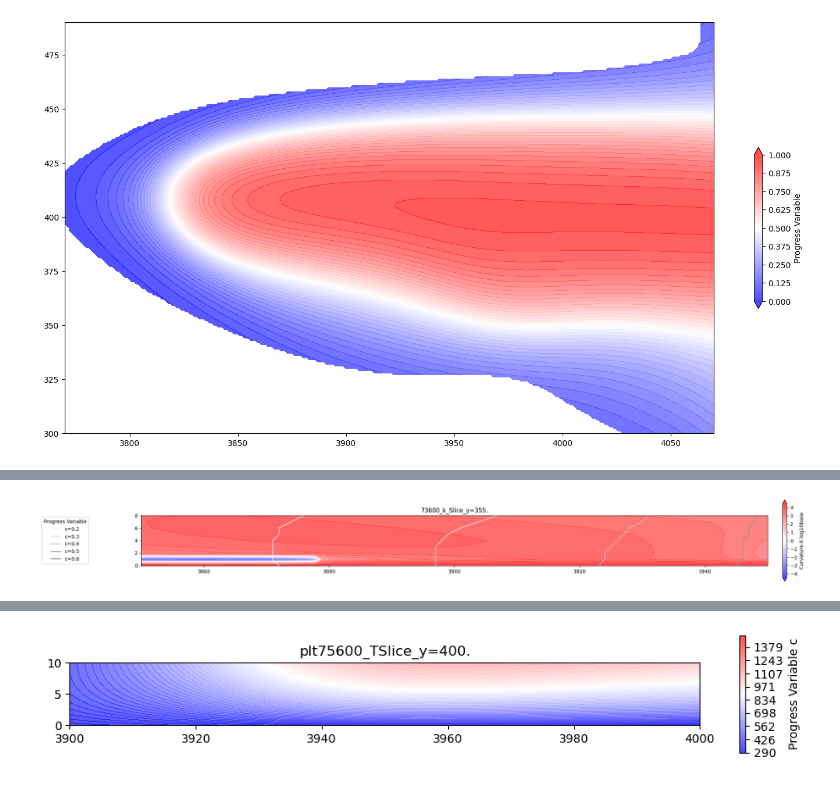
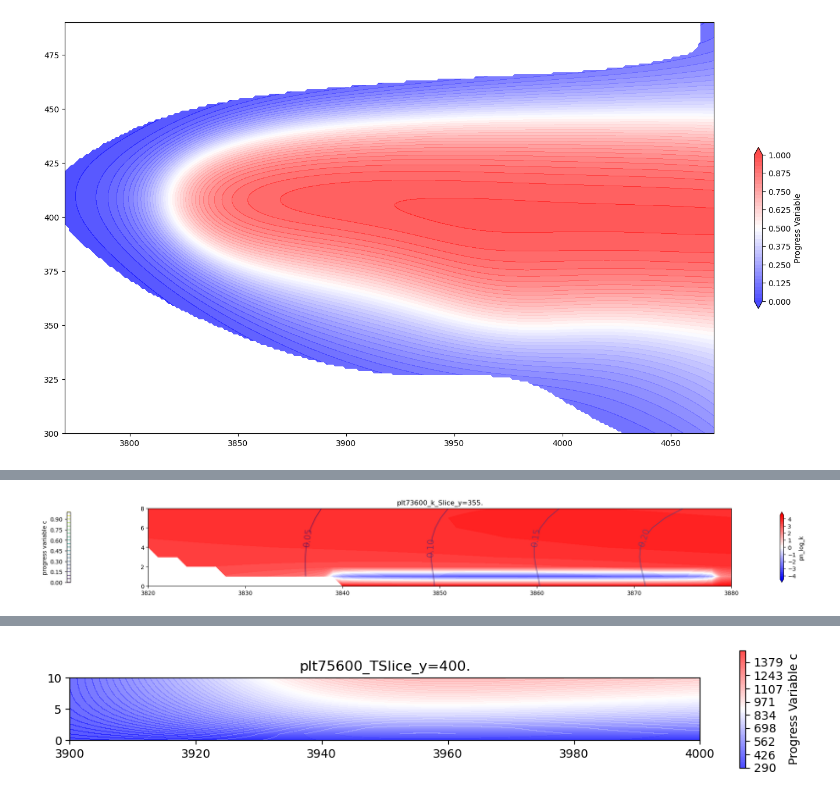
Before and after one commit to potatoslc/analysis_code, a Jupyter notebook: Sd_check.ipynb, the cells around one changed output, grey strips where cells are left out. Saved outputs shown, nothing was run; the diff lists cells and outputs as text; code cells hidden in the pictures.

```diff
--- a/Sd_check.ipynb
+++ b/Sd_check.ipynb
@@ -10,5 +6,5 @@ pwd
 # %%
-d1 = '/Users/potato/Downloads/plt73800_curvature.csv'
+d1 = '/home/u0890475/Downloads/amr4_curv_combtest/plt73800_curvature.csv'
 df = pd.read_csv(d1)
 # %%
 df['c'] = 1- df['Y(H2)']/ 0.012181
@@ -76,10 +72,10 @@ Zc=slicec_grid.values
 fig,ax = plt.subplots(2,1,figsize=(24,6))
 ax[0].set_aspect('equal')
 ax[0].set_title(f'{pltname}_c_Slice_y={yslice}.')
-cbar =plt.colorbar(cf,shrink=0.5,ax=ax[0],label='Progress Variable c')
+
 
 cf=ax[0].contourf(X,Y,Zc,levels=levels1,cmap='bwr',vmin=vmin,vmax=vmax, alpha=0.7,extend='both' )
-
+cbar =plt.colorbar(cf,shrink=0.5,ax=ax[0],label='Progress Variable c')
 
 vkmin=-4.5
 vkmax= 4.5
@@ -110,25 +106,21 @@ colors = [
     "#252525",  # 8
     "#000000",  # 9
 ]
-for i in range(1,10,1):
-    curr_c = 0.1*i
-    df_temp = df_slice[df_slice['c']>=curr_c]
-    df_minx = df_minx = (df.groupby('z_grid', as_index=False)['x_grid'].min().rename(columns={'x_grid': 'min_x_grid'}))
-    ax.plot(df_minx['min_x_grid'],df_minx['z_grid'],label=f'c={curr_c}', color=colors[i])
 
-fig.subplots_adjust(hspace=0.1)
 
 #plt.savefig(f'{pltname}_ck_slice_y={yslice}.png',dpi=300)
 # %% [output]
 [figure]
 # %%
 yslice = 355
-xleft = 3850
-xright= 3950
-pltname = 73600
+xleft = 3820
+xright= 3880
+pltname = 'plt73600'
 df_slice = df[(df['y_grid']==yslice ) & (df['z_grid']<=8)  & (df['x_grid']>=xleft) & (df['x_grid']<=xright)  ]
 
-
+vkmin=-4.5
+vkmax= 4.5
+levels2=np.linspace(vkmin,vkmax,37)
 fig,ax = plt.subplots(1,1,figsize=(24,6))
 
 slicek_grid=df_slice.pivot_table(
@@ -141,11 +133,30 @@ X=slicek_grid.columns.values
 Y=slicek_grid.index.values
 Zk=slicek_grid.values
 
-cf1=ax.contourf(X,Y,Zk,levels=levels2,cmap='bwr',vmin=vkmin,vmax=vkmax, alpha=0.7,extend= 'both' )
+
+
+cf1=ax.contourf(X,Y,Zk,levels=levels2,cmap='bwr',vmin=vkmin,vmax=vkmax,extend= 'both',alpha=1.0 )
+slicec_grid=df_slice.pivot_table(
+    index='z_grid',
+    columns='x_grid',
+    values='c',
+    aggfunc='median',
+)
+
+vmin=0
+vmax=1
+levels1=np.linspace(0,1,21,)
+X=slicec_grid.columns.values
+Y=slicec_grid.index.values
+Zc=slicec_grid.values
+cs =ax.contour(X,Y,Zc,levels=levels1,cmap='viridis',vmin=vmin,vmax=vmax,alpha=0.6)
+ax.clabel(cs,inline=True,fontsize=15,fmt='%.2f')
+cbar =plt.colorbar(cf1,shrink=0.3,ax=ax,label='pn_log_k',location='right')
+cbar2 =plt.colorbar(cs,shrink=0.3,ax=ax,label='progress variable c',location='left')
 ax.set_aspect('equal')
 ax.set_title(f'{pltname}_k_Slice_y={yslice}.')
 
-
+"""
 colors = [
     "#f0f0f0",  # 1
     "#d9d9d9",  # 2
@@ -153,34 +164,35 @@ colors = [
     "#969696",  # 4
     "#737373",  # 5
     "#525252",  # 6
     "#404040",  # 7
     "#252525",  # 8
     "#000000",  # 9
 ]
-for i in range(1,6,1):
-    curr_c = 0.1*i+0.1
+
+for i in range(1,5,1):
+    curr_c = 0.05*i+0.0
     df_temp = df_slice[df_slice['c']>=curr_c]
     df_minx = df_minx = (df_temp.groupby('z_grid', as_index=False)['x_grid'].min().rename(columns={'x_grid': 'min_x_grid'}))
     ax.plot(df_minx['min_x_grid'],df_minx['z_grid'],label=f'c={round(curr_c,2)}', color=colors[i-1])
 cbar = fig.colorbar(
     cf1,
     ax=ax,
     pad=0.02,
     shrink=0.4,
     label='Curvature K log10base'
 )
 
 # legend放最外面
 ax.legend(
     loc='center right',
     bbox_to_anchor=(-0.08, 0.5),   # 左边图外
     title='Progress Variable',
     frameon=True,
     fontsize=10
 )
-
+"""
 plt.tight_layout()
 
 plt.savefig(f'{pltname}_ck_slice_combined_y={yslice}.png',dpi=300)
 # %% [output]
-[figure, old version]
+[figure, new version]
```
Also changed, not shown: parts of 6 cells of this notebook.
